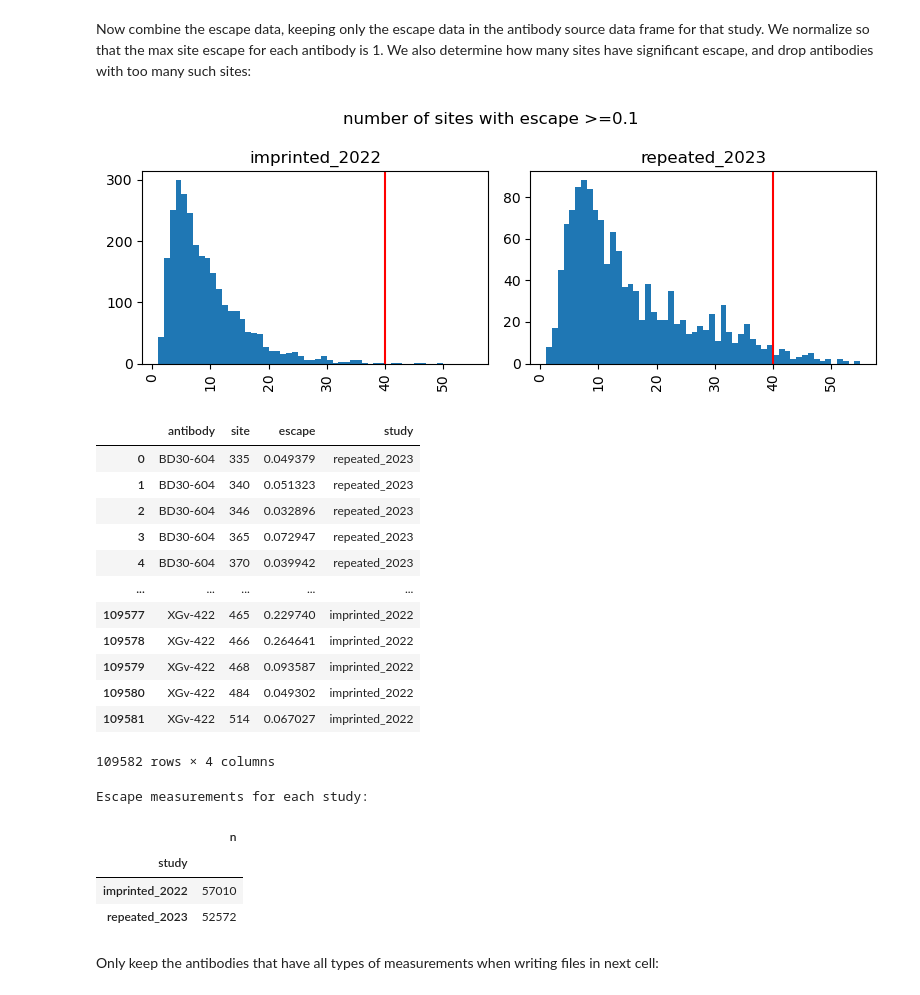
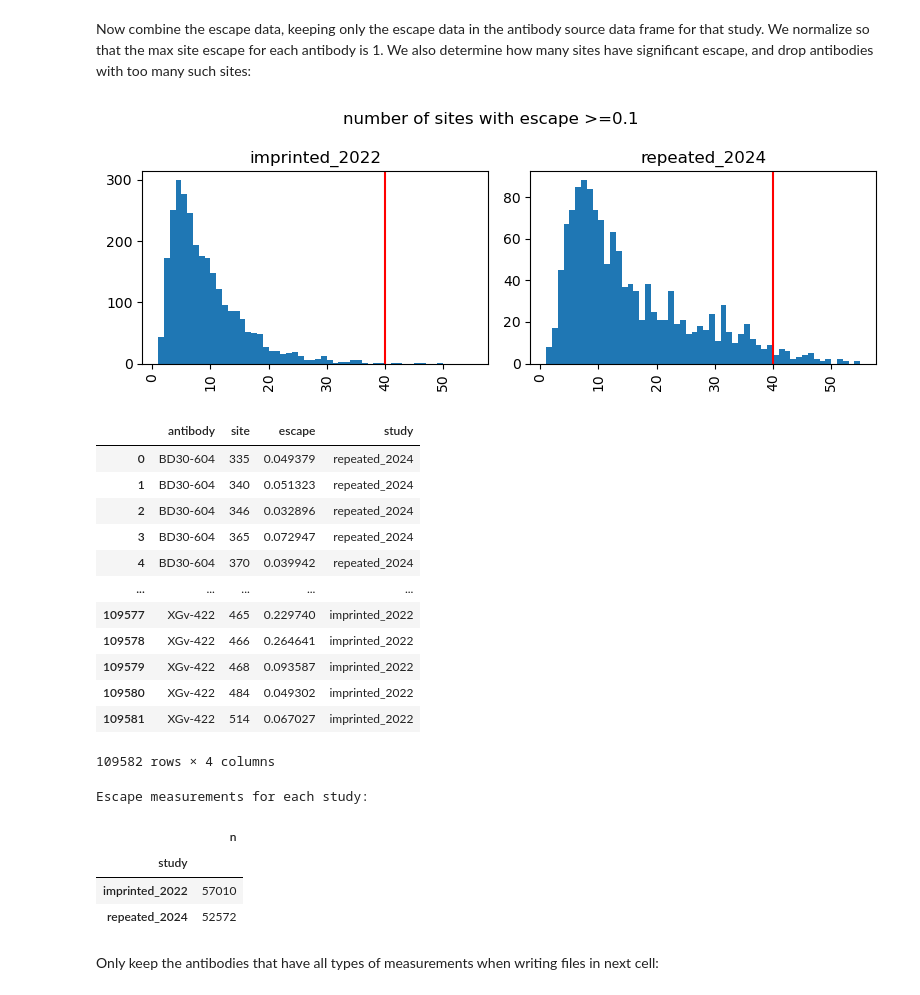
Before and after one commit to jbloomlab/SARS2-RBD-escape-calc, a Jupyter notebook: process_data.ipynb, the cells around one changed output. Saved outputs shown, nothing was run; the diff lists cells and outputs as text; code cells hidden in the pictures.

```diff
--- a/process_data.ipynb
+++ b/process_data.ipynb
@@ -27,22 +27,22 @@ antibody_reweighting = config["antibody_reweighting"]
 # %%
 # read the data
-repeated_2023_info = (
+repeated_2024_info = (
     pd.read_csv("Cao_data/SARS-CoV-2-reinfection-DMS/antibody_info.csv")
     .rename(columns={"Unnamed: 0": "antibody"})
-).assign(study="repeated_2023")
+).assign(study="repeated_2024")
 
-assert len(repeated_2023_info) == repeated_2023_info["antibody"].nunique()
+assert len(repeated_2024_info) == repeated_2024_info["antibody"].nunique()
 # %%
 # get the antibody sources
-repeated_2023_source = (
-    repeated_2023_info
+repeated_2024_source = (
+    repeated_2024_info
     [["antibody", "source", "study"]]
     .query("source != 'WT mouse'")  # do not keep mouse antibodies
 )
 
 print("Number of antibodies from each source:")
 display(
-    repeated_2023_source
+    repeated_2024_source
     .groupby(["study", "source"])
     .aggregate(n_antibodies=pd.NamedAgg("antibody", "nunique"))
     .sort_values("n_antibodies", ascending=False)
@@ -158,13 +158,13 @@ Binding targets per antibody:
 # %% [markdown]
 Now read the actual escape data:
 # %%
-repeated_2023_escape = (
+repeated_2024_escape = (
     pd.read_csv("Cao_data/SARS-CoV-2-reinfection-DMS/antibody_dms_merge_clean.csv.gz")
     .groupby(["antibody", "site"], as_index=False)
     .aggregate(escape=pd.NamedAgg("mut_escape", "sum"))
-    .assign(study="repeated_2023")
+    .assign(study="repeated_2024")
 )
 
-repeated_2023_escape.sort_values("escape")
+repeated_2024_escape.sort_values("escape")
 # %% [output]
 |  | antibody | site | escape | study |
@@ -429,7 +429,7 @@ Now aggregate the antibody sources:
 # %%
 antibody_source = (
     pd.concat(
-        [repeated_2023_source, imprinted_2022_source],
+        [repeated_2024_source, imprinted_2022_source],
         ignore_index=True,
     )
     .assign(
@@ -580,7 +580,7 @@ escape = (
                 .merge(antibody_source.query("study == @study")[["antibody"]])
             )
             for study, escape_df in [
-                ("repeated_2023", repeated_2023_escape),
+                ("repeated_2024", repeated_2024_escape),
                 ("imprinted_2022", imprinted_2022_escape),
             ]
         ],
@@ -615,38 +615,38 @@ axes = n_sig_escape.hist(
     grid=False,
     layout=(nrows, ncols),
     figsize=(4 * ncols, 3 * nrows),
 )
 for ax in axes:
     ax.axvline(max_sig_sites, color="red")
 fig = plt.gcf()
 fig.suptitle(f"number of sites with escape >={sig_escape_threshold}")
 fig.tight_layout()
 plt.show(plt.gcf())
 
 # drop antibodies with too many sites of escape
 escape = (
     escape
     .merge(
         n_sig_escape.query("n_sites <= @max_sig_sites")[["antibody", "study"]],
         how="inner",
         validate="many_to_one",
     )
 )
 
 assert escape["antibody"].nunique() == len(escape.groupby(["antibody", "study"]))
 
 display(escape)
 
 print("Escape measurements for each study:")
 display(escape.groupby("study").aggregate(n=pd.NamedAgg("site", "count")))
 # %% [output]
 [figure]
 |  | antibody | site | escape | study |
-| 0 | BD30-604 | 335 | 0.049379 | repeated_2023 |
-| 1 | BD30-604 | 340 | 0.051323 | repeated_2023 |
-| 2 | BD30-604 | 346 | 0.032896 | repeated_2023 |
-| 3 | BD30-604 | 365 | 0.072947 | repeated_2023 |
-| 4 | BD30-604 | 370 | 0.039942 | repeated_2023 |
+| 0 | BD30-604 | 335 | 0.049379 | repeated_2024 |
+| 1 | BD30-604 | 340 | 0.051323 | repeated_2024 |
+| 2 | BD30-604 | 346 | 0.032896 | repeated_2024 |
+| 3 | BD30-604 | 365 | 0.072947 | repeated_2024 |
+| 4 | BD30-604 | 370 | 0.039942 | repeated_2024 |
 | ... | ... | ... | ... | ... |
 | 109577 | XGv-422 | 465 | 0.229740 | imprinted_2022 |
 | 109578 | XGv-422 | 466 | 0.264641 | imprinted_2022 |
@@ -658,7 +658,7 @@ Escape measurements for each study:
 |  | n |
 | study |  |
 | imprinted_2022 | 57010 |
-| repeated_2023 | 52572 |
+| repeated_2024 | 52572 |
 # %% [markdown]
 Only keep the antibodies that have all types of measurements when writing files in next cell:
 # %%
```
Also changed, not shown: parts of 9 cells of this notebook, 4 other files.
